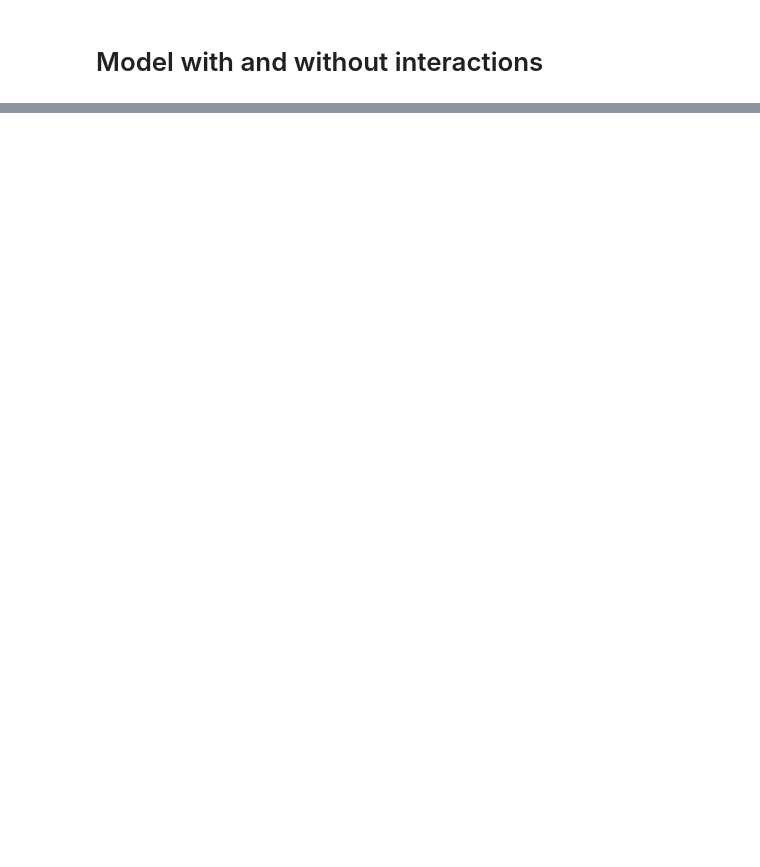
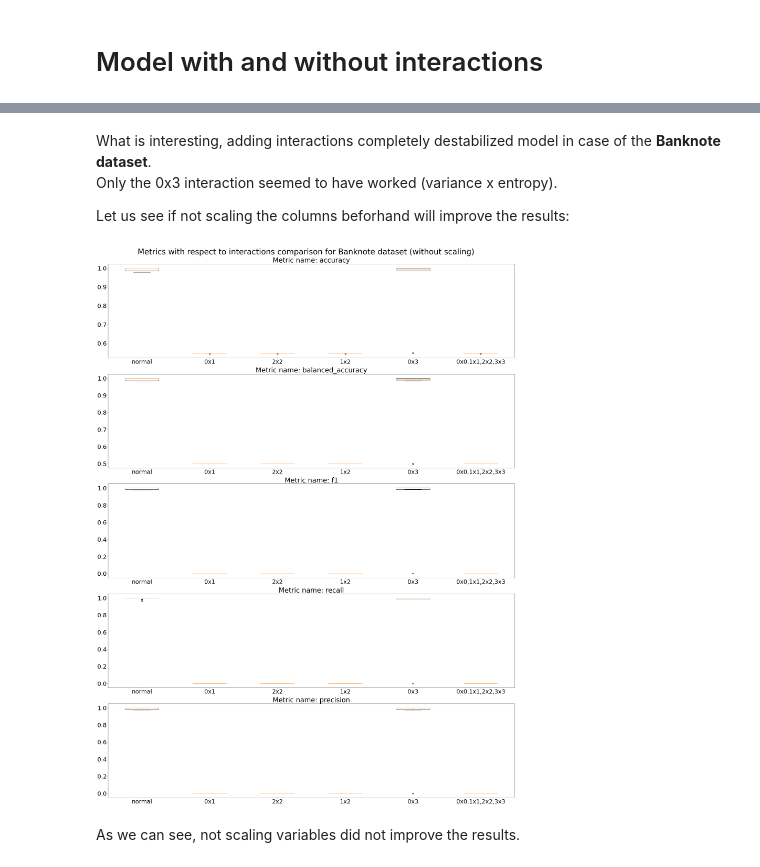
Before and after one commit to jakfol1217/AdvancedML_Project, a Jupyter notebook: real_data_experiments.ipynb, the cells around one changed output, grey strips where cells are left out. Drawn from its saved outputs; the diff is of its cells as text; code cells hidden in the pictures; blank space fills up the shorter version.

```diff
--- a/real_data_experiments.ipynb
+++ b/real_data_experiments.ipynb
@@ -345,0 +493,11 @@ Recall score: 0.569620253164557
+# %%
+fig, ax = plt.subplots(5,1,figsize=(30,40), layout="constrained")
+fig.suptitle("Metrics with respect to interactions comparison for Titanic dataset", fontsize=40)
+matplotlib.rc('xtick', labelsize=30)
+matplotlib.rc('ytick', labelsize=30)
+for i, (dict, metric_name) in enumerate(zip(inter_dict_titanic, scoring)):
+    labels, data = dict.keys(), dict.values()
+    ax[i].boxplot(data)
+    ax[i].set_xticks(range(1, len(labels) + 1), labels)
+    ax[i].set_title(f"Metric name: {metric_name}", fontsize=35)
+plt.show()
@@ -345,0 +508,11 @@ Recall score: 0.569620253164557
+# %%
+fig, ax = plt.subplots(5,1,figsize=(30,40), layout="constrained")
+fig.suptitle("Metrics with respect to interactions comparison for Banknote dataset", fontsize=40)
+matplotlib.rc('xtick', labelsize=30)
+matplotlib.rc('ytick', labelsize=30)
+for i, (dict, metric_name) in enumerate(zip(inter_dict_bank, scoring)):
+    labels, data = dict.keys(), dict.values()
+    ax[i].boxplot(data)
+    ax[i].set_xticks(range(1, len(labels) + 1), labels)
+    ax[i].set_title(f"Metric name: {metric_name}", fontsize=35)
+plt.show()
@@ -345,0 +521,30 @@ Recall score: 0.569620253164557
+# %% [markdown]
+What is interesting, adding interactions completely destabilized model in case of the **Banknote dataset**.
+Only the 0x3 interaction seemed to have worked (variance x entropy).
+
+Let us see if not scaling the columns beforhand will improve the results:
+# %%
+inter_dict_bank =[{in_name:np.array([]) for in_name in interactions_names_bank} for i in range(len(scoring))]
+# %%
+for i in range(N):
+    for interaction, in_name in zip(interactions_bank, interactions_names_bank):
+        pipe = Pipeline([('model', IRLS(interactions=interaction))])
+        cv = StratifiedKFold(n_splits=10, shuffle=True, random_state=12)
+        score = cross_validate(pipe, X_bank, y_bank, scoring=scoring, cv=cv)
+        for metric_name, metric_dict in zip(scoring, inter_dict_bank):
+            metric_dict[in_name] = np.concatenate([metric_dict[in_name], score['test_' + metric_name]])
+# %%
+fig, ax = plt.subplots(5,1,figsize=(30,40), layout="constrained")
+fig.suptitle("Metrics with respect to interactions comparison for Banknote dataset (without scaling)", fontsize=40)
+matplotlib.rc('xtick', labelsize=30)
+matplotlib.rc('ytick', labelsize=30)
+for i, (dict, metric_name) in enumerate(zip(inter_dict_bank, scoring)):
+    labels, data = dict.keys(), dict.values()
+    ax[i].boxplot(data)
+    ax[i].set_xticks(range(1, len(labels) + 1), labels)
+    ax[i].set_title(f"Metric name: {metric_name}", fontsize=35)
+plt.show()
+# %% [output]
+[figure, added]
+# %% [markdown]
+As we can see, not scaling variables did not improve the results.
```
Also changed, not shown: parts of 45 cells of this notebook, 1 other file.
